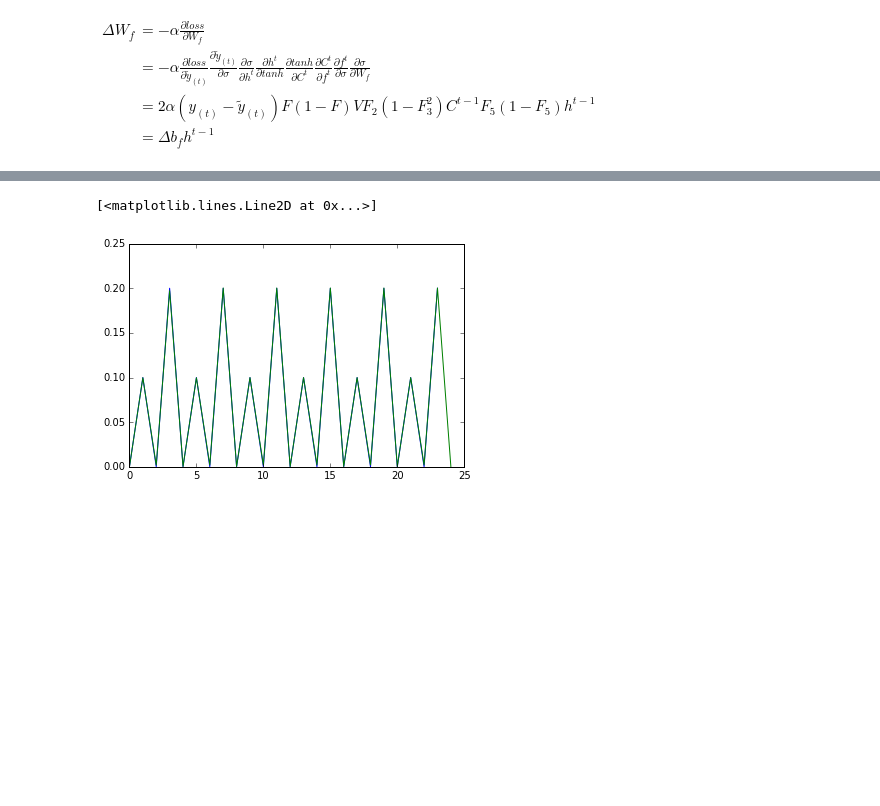
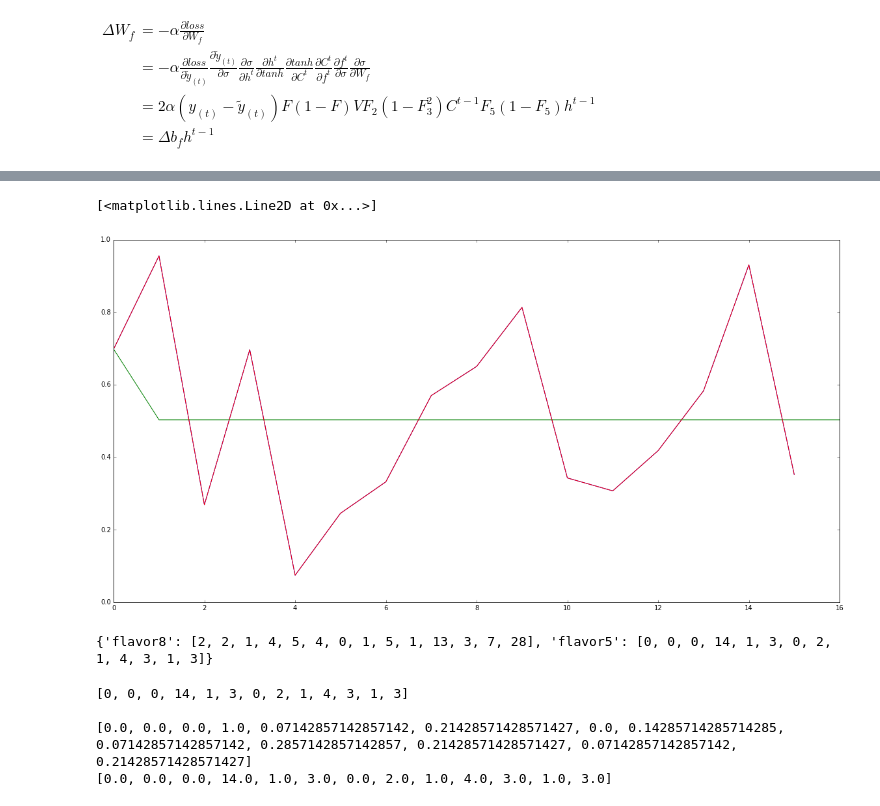
Before and after one commit to Kulukami/HW2018-3, a Jupyter notebook: lstm-formula.ipynb, the cells around one changed output, grey strips where cells are left out. Drawn from its saved outputs; the diff is of its cells as text; code cells hidden in the pictures; blank space fills up the shorter version.

```diff
--- a/lstm-formula.ipynb
+++ b/lstm-formula.ipynb
@@ -432,0 +412,20 @@ print(Cell_1.Ct1)
+# %%
+import random
+x = [random.random() for i in xrange(600)]
+y = [ 0 if i<0.5 else 1 for i in x]
+
+print(len(x),len(y))
+
+Cell_1 = lstmCell(0.03,3000)
+
+Cell_1.train2(x,y)
+
+x = [0.1,0.1,0.4,0.59,0.6,0.99,0.0]
+y = []
+for i in range(len(x)):
+    Cell_1.forward(x[i],Cell_1.Ct1,Cell_1.ht1)
+    y.append(Cell_1.Y.real)
+
+plt.figure(figsize=(20,10))
+plt.plot(x)
+plt.plot(y)
@@ -433,20 +438,28 @@ print(Cell_1.Ct1)
 # %%
-x = [0,0.1,0,0.2,0,0.1,0,0.2,
-     0,0.1,0,0.2,0,0.1,0,0.2,
-     0,0.1,0,0.2,0,0.1,0,0.2]
+import random
+Cell_1 = lstmCell(0.06,40000)
+
+#x = [0.1, 0.2, 0.0, 0.2 ,0.1 ,0.3, 0.2, 0.4] *3
+x = [random.random() for i in range(16)]
+#x = [0.1, 0.2, 0.0, 0.2] *3
+
+Cell_1.train(x)
 
 y = []
-for i in x:
-    Cell_1.forward(i,Cell_1.Ct1,Cell_1.ht1)
-    #print Cell_1.ht1
+
+for i in range(len(x)):
+    Cell_1.forward(x[i],Cell_1.Ct1,Cell_1.ht1)
     y.append(Cell_1.Y.real)
 
+plt.figure(figsize=(20,10))
+plt.plot(x)
 y.insert(0,x[0])
+
+plt.plot(y)
 plt.plot(x)
-plt.plot(y)
 # %% [output]
 [<matplotlib.lines.Line2D at 0x...>]
-[figure, old version]
+[figure, new version]
 # %%
 # coding=utf-8
 import sys
@@ -634,0 +713,23 @@ class prePro():
+# %%
+Datas={}
+for each in result.virDevs:
+    tmpList=result.pool[result.legi[each]]
+    #M,r=MnSize(tmpList)
+    #Datas[each]=[M,r]
+    Datas[each]=tmpList
+print Datas
+# %% [output]
+{'flavor8': [2, 2, 1, 4, 5, 4, 0, 1, 5, 1, 13, 3, 7, 28], 'flavor5': [0, 0, 0, 14, 1, 3, 0, 2, 1, 4, 3, 1, 3]}
+# %%
+
+print Datas['flavor5']
+print
+M,N,p = Sgsize(Datas['flavor5'])
+print p
+
+print ReSize(M,N,p)
+# %% [output]
+[0, 0, 0, 14, 1, 3, 0, 2, 1, 4, 3, 1, 3]
+
+[0.0, 0.0, 0.0, 1.0, 0.07142857142857142, 0.21428571428571427, 0.0, 0.14285714285714285, 0.07142857142857142, 0.2857142857142857, 0.21428571428571427, 0.07142857142857142, 0.21428571428571427]
+[0.0, 0.0, 0.0, 14.0, 1.0, 3.0, 0.0, 2.0, 1.0, 4.0, 3.0, 1.0, 3.0]
```
Also changed, not shown: parts of 15 cells of this notebook.
